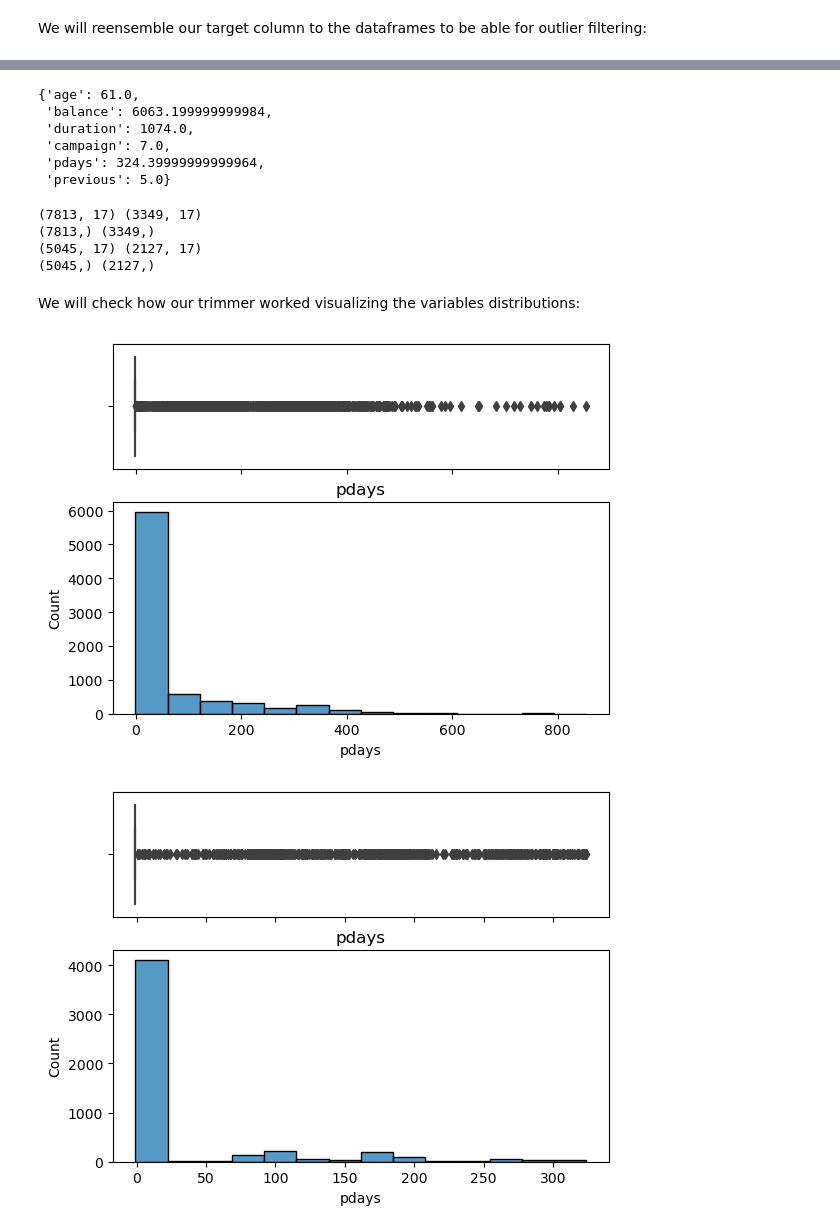
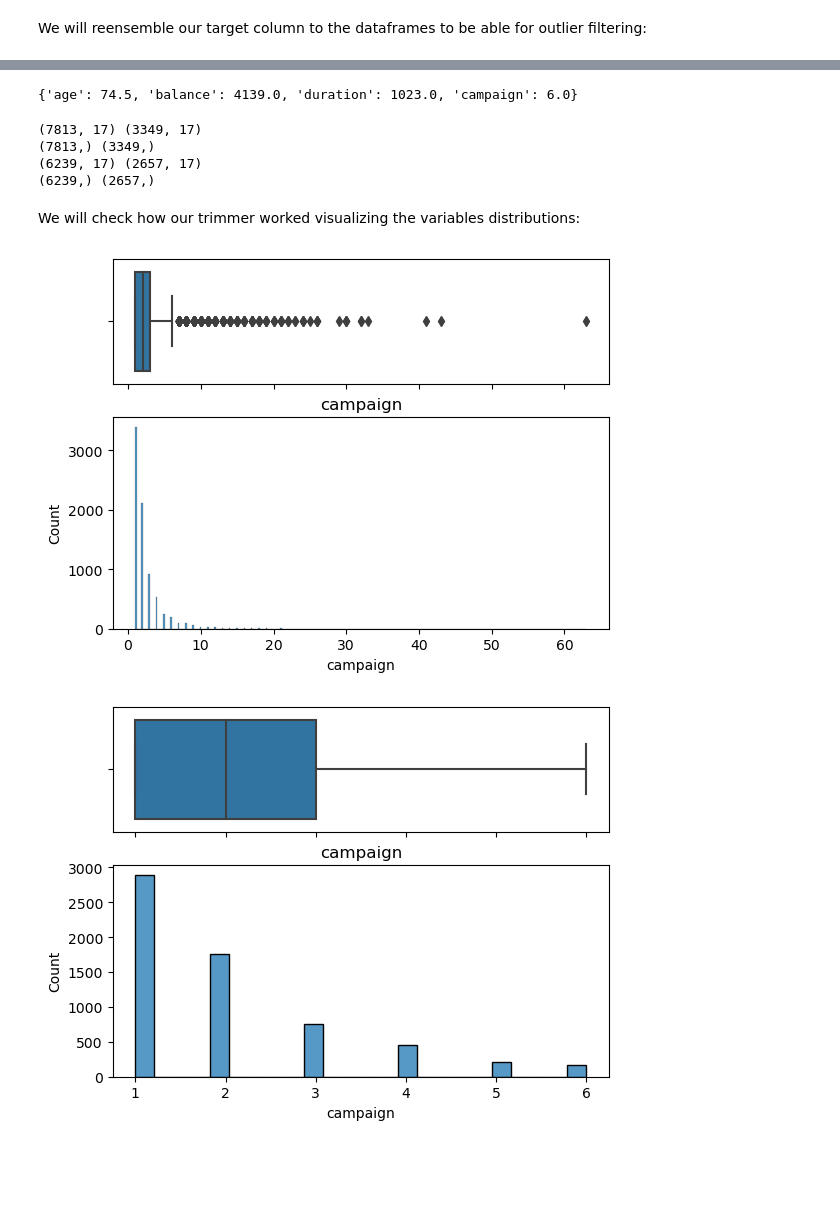
Before and after one commit to facundoriosds/Project-10-Marketing-Strategy, a Jupyter notebook: P10_part_1.ipynb, the cells around one changed output, grey strips where cells are left out. Drawn from its saved outputs; the diff is of its cells as text; code cells hidden in the pictures; blank space fills up the shorter version.

```diff
--- a/P10_part_1.ipynb
+++ b/P10_part_1.ipynb
@@ -432,10 +432,10 @@ def plot_boxplot_and_hist(data, variable):
     plt.title(variable)
     plt.show()
 # %%
-trimmer = OutlierTrimmer(variables=['age', 'balance', 'duration', 'campaign', 'pdays', 'previous'],
-                         capping_method="quantiles",
+trimmer = OutlierTrimmer(variables=['age', 'balance', 'duration', 'campaign'],
+                         capping_method="iqr",
                          tail="both",
-                         fold=0.05,
+                         fold=1.5,
                          )
 # %%
 trimmer.fit(X_train_)
@@ -455,12 +449,7 @@ trimmer.left_tail_caps_
 # %%
 trimmer.right_tail_caps_
 # %% [output]
-{'age': 61.0,
- 'balance': 6063.199999999984,
- 'duration': 1074.0,
- 'campaign': 7.0,
- 'pdays': 324.39999999999964,
- 'previous': 5.0}
+{'age': 74.5, 'balance': 4139.0, 'duration': 1023.0, 'campaign': 6.0}
 # %%
 print(X_train_.shape, X_test_.shape)
 print(y_train.shape, y_test.shape)
@@ -473,7 +462,7 @@ print(X_train__['deposit'].shape, X_test__['deposit'].shape) #-> this will be ou
 # %% [output]
 (7813, 17) (3349, 17)
 (7813,) (3349,)
-(5045, 17) (2127, 17)
-(5045,) (2127,)
+(6239, 17) (2657, 17)
+(6239,) (2657,)
 # %% [markdown]
 We will check how our trimmer worked visualizing the variables distributions:
@@ -482,8 +469,8 @@ continuous_fts = ['age', 'balance', 'duration', 'campaign', 'pdays', 'previous']
 # %%
-plot_boxplot_and_hist(X_train_, "pdays") # before trimming
+plot_boxplot_and_hist(X_train_, "campaign") # before trimming
 # %% [output]
-[figure, old version]
+[figure, new version]
 # %%
-plot_boxplot_and_hist(X_train__, "pdays") # after trimming
+plot_boxplot_and_hist(X_train__, "campaign") # after trimming
 # %% [output]
-[figure, old version]
+[figure, new version]
```
Also changed, not shown: parts of 11 cells of this notebook.
